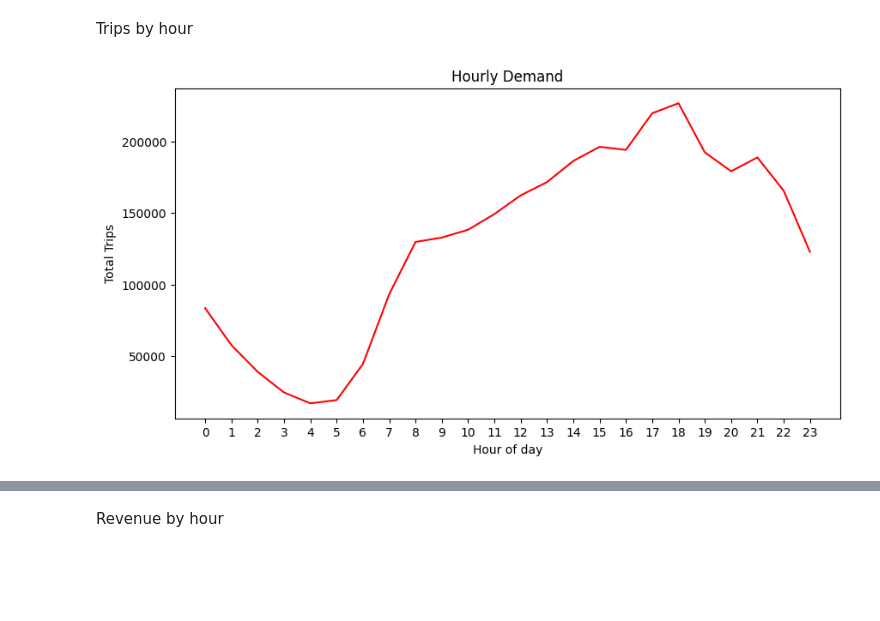
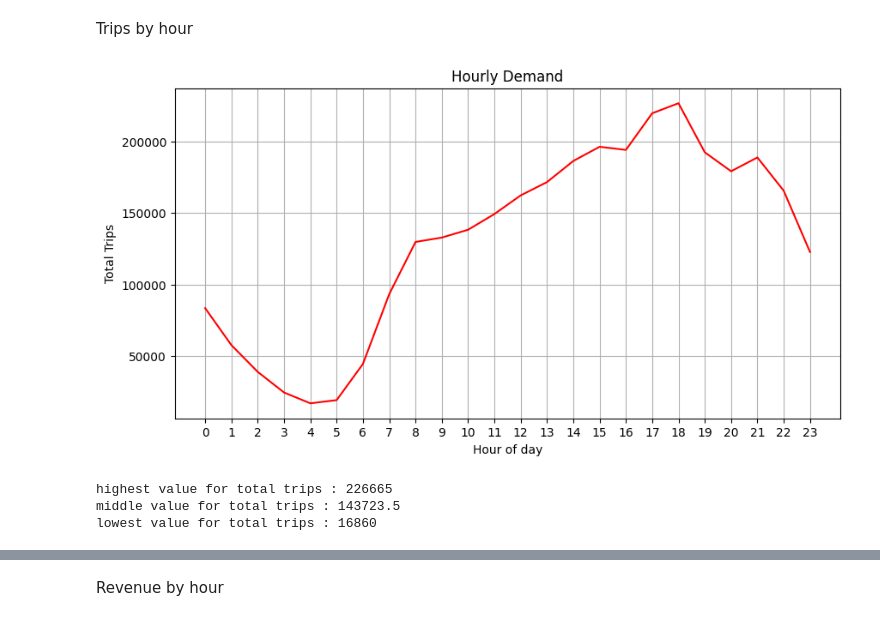
Before and after one commit to prerit0/ride-sharing-demand-intelligence, a Jupyter notebook: Notebooks/02_eda_analysis.ipynb, the cells around one changed output, grey strips where cells are left out. Saved outputs shown, nothing was run; the diff lists cells and outputs as text; code cells hidden in the pictures; blank space fills up the shorter version.

Commit message:
Observed patterns for total trips & total revenue

```diff
--- a/Notebooks/02_eda_analysis.ipynb
+++ b/Notebooks/02_eda_analysis.ipynb
@@ -62,13 +62,21 @@ Trips by hour
 # %%
 plt.figure(figsize=(10,5))
 sns.lineplot( x="pickup_hour", y="total_trips", data=hourly_df, color="red") # line plot using seaborn
 # plt.plot(hourly_df["pickup_hour"], hourly_df["total_trips"], color="red") # line plot using matplotlib.pyplot
 # plt.bar(hourly_df["pickup_hour"], hourly_df["total_trips"], color="red") # bar plot using matplotlib.pyplot
 plt.title("Hourly Demand")
 plt.xlabel("Hour of day")
 plt.ylabel("Total Trips")
 plt.xticks(range(0,24))
-# plt.grid(True) # used to show gridlines
+plt.grid(True) # used to show gridlines
 plt.show()
 # %% [output]
-[figure, old version]
+[figure, new version]
+# %%
+print("highest value for total trips :",hourly_df["total_trips"].max())
+print("middle value for total trips :", hourly_df["total_trips"].median())
+print("lowest value for total trips :", hourly_df["total_trips"].min())
+# %% [output]
+highest value for total trips : 226665
+middle value for total trips : 143723.5
+lowest value for total trips : 16860
```
Also changed, not shown: parts of 4 cells of this notebook.
